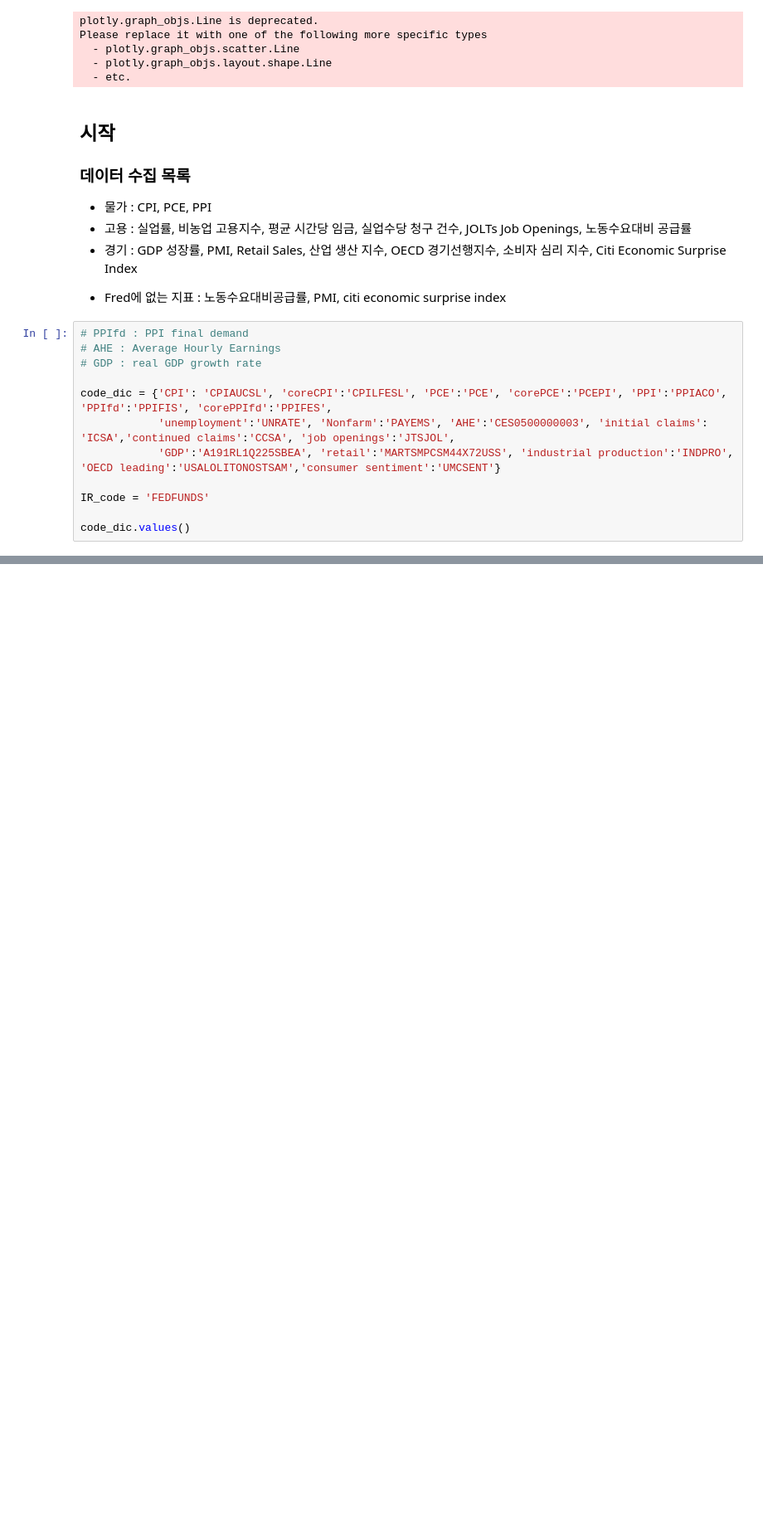
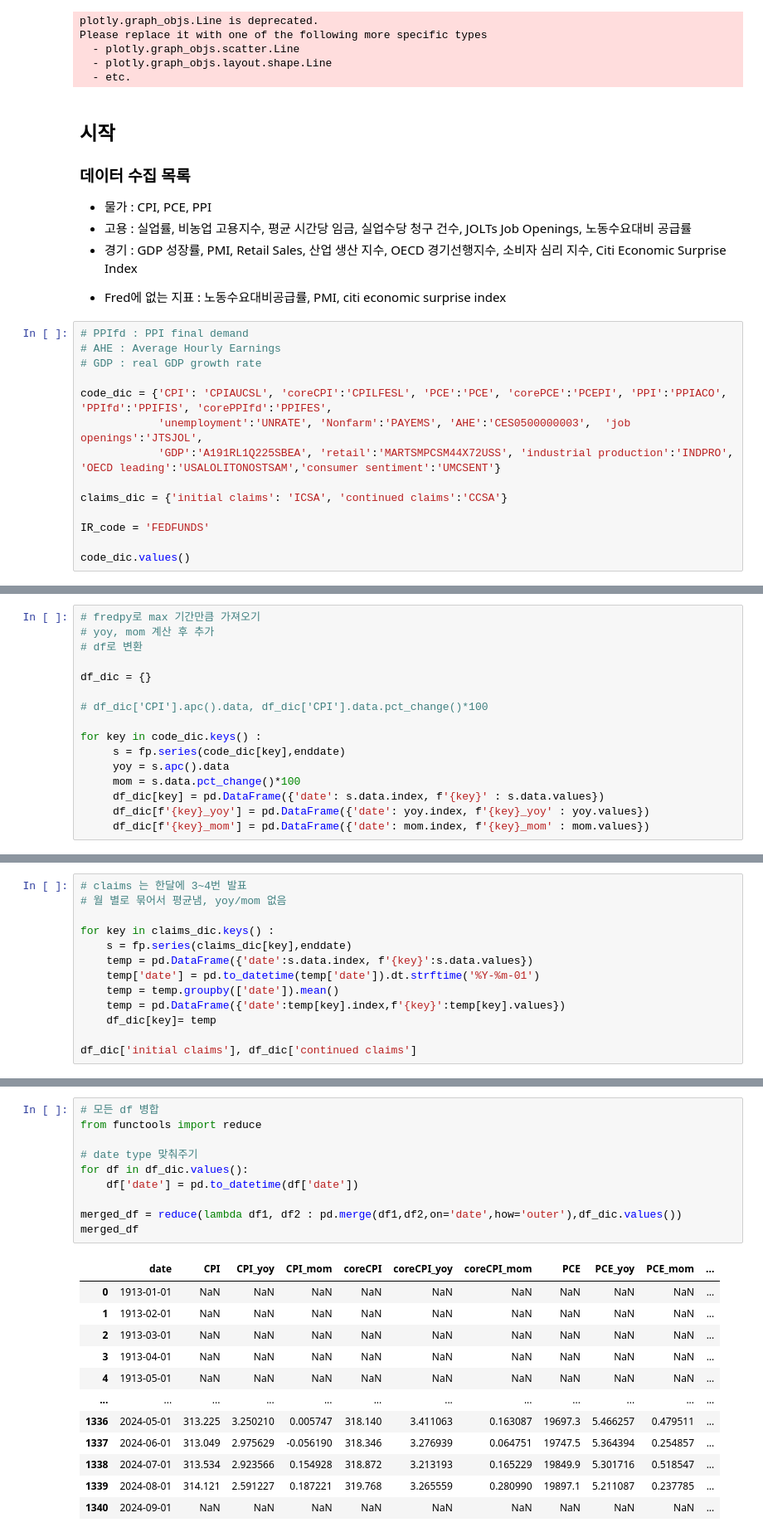
Before and after one commit to catree42/US-Economy-EDA-and-Federal-Rate-Prediction, a Jupyter notebook: DataPreprocessing.ipynb, the cells around one changed output, grey strips where cells are left out. Shown at 83% size. Cells and saved outputs as stored; diff of their text form; blank space fills up the shorter version.

```diff
--- a/DataPreprocessing.ipynb
+++ b/DataPreprocessing.ipynb
@@ -144,8 +144,10 @@ Please replace it with one of the following more specific types
 # GDP : real GDP growth rate
 
 code_dic = {'CPI': 'CPIAUCSL', 'coreCPI':'CPILFESL', 'PCE':'PCE', 'corePCE':'PCEPI', 'PPI':'PPIACO', 'PPIfd':'PPIFIS', 'corePPIfd':'PPIFES',
-            'unemployment':'UNRATE', 'Nonfarm':'PAYEMS', 'AHE':'CES0500000003', 'initial claims': 'ICSA','continued claims':'CCSA', 'job openings':'JTSJOL',
+            'unemployment':'UNRATE', 'Nonfarm':'PAYEMS', 'AHE':'CES0500000003',  'job openings':'JTSJOL',
             'GDP':'A191RL1Q225SBEA', 'retail':'MARTSMPCSM44X72USS', 'industrial production':'INDPRO', 'OECD leading':'USALOLITONOSTSAM','consumer sentiment':'UMCSENT'}
+
+claims_dic = {'initial claims': 'ICSA', 'continued claims':'CCSA'}
 
 IR_code = 'FEDFUNDS'
 
@@ -283,0 +157,16 @@ series_dic['CPI'].apc().data, series_dic['CPI'].data.pct_change()*100
+# %%
+# fredpy로 max 기간만큼 가져오기
+# yoy, mom 계산 후 추가
+# df로 변환
+
+df_dic = {}
+
+# df_dic['CPI'].apc().data, df_dic['CPI'].data.pct_change()*100
+
+for key in code_dic.keys() :
+     s = fp.series(code_dic[key],enddate)
+     yoy = s.apc().data
+     mom = s.data.pct_change()*100
+     df_dic[key] = pd.DataFrame({'date': s.data.index, f'{key}' : s.data.values})
+     df_dic[f'{key}_yoy'] = pd.DataFrame({'date': yoy.index, f'{key}_yoy' : yoy.values})
+     df_dic[f'{key}_mom'] = pd.DataFrame({'date': mom.index, f'{key}_mom' : mom.values})
@@ -283,0 +175,13 @@ series_dic['CPI'].apc().data, series_dic['CPI'].data.pct_change()*100
+# %%
+# claims 는 한달에 3~4번 발표
+# 월 별로 묶어서 평균냄, yoy/mom 없음
+
+for key in claims_dic.keys() :
+    s = fp.series(claims_dic[key],enddate)
+    temp = pd.DataFrame({'date':s.data.index, f'{key}':s.data.values})
+    temp['date'] = pd.to_datetime(temp['date']).dt.strftime('%Y-%m-01')
+    temp = temp.groupby(['date']).mean()
+    temp = pd.DataFrame({'date':temp[key].index,f'{key}':temp[key].values})
+    df_dic[key]= temp
+
+df_dic['initial claims'], df_dic['continued claims']
@@ -283,0 +206,23 @@ series_dic['CPI'].apc().data, series_dic['CPI'].data.pct_change()*100
+# %%
+# 모든 df 병합
+from functools import reduce
+
+# date type 맞춰주기
+for df in df_dic.values():
+    df['date'] = pd.to_datetime(df['date'])
+
+merged_df = reduce(lambda df1, df2 : pd.merge(df1,df2,on='date',how='outer'),df_dic.values())
+merged_df
+# %% [output]
+|  | date | CPI | CPI_yoy | CPI_mom | coreCPI | coreCPI_yoy | coreCPI_mom | PCE | PCE_yoy | PCE_mom | ... |
+| 0 | 1913-01-01 | NaN | NaN | NaN | NaN | NaN | NaN | NaN | NaN | NaN | ... |
+| 1 | 1913-02-01 | NaN | NaN | NaN | NaN | NaN | NaN | NaN | NaN | NaN | ... |
+| 2 | 1913-03-01 | NaN | NaN | NaN | NaN | NaN | NaN | NaN | NaN | NaN | ... |
+| 3 | 1913-04-01 | NaN | NaN | NaN | NaN | NaN | NaN | NaN | NaN | NaN | ... |
+| 4 | 1913-05-01 | NaN | NaN | NaN | NaN | NaN | NaN | NaN | NaN | NaN | ... |
+| ... | ... | ... | ... | ... | ... | ... | ... | ... | ... | ... | ... |
+| 1336 | 2024-05-01 | 313.225 | 3.250210 | 0.005747 | 318.140 | 3.411063 | 0.163087 | 19697.3 | 5.466257 | 0.479511 | ... |
+| 1337 | 2024-06-01 | 313.049 | 2.975629 | -0.056190 | 318.346 | 3.276939 | 0.064751 | 19747.5 | 5.364394 | 0.254857 | ... |
+| 1338 | 2024-07-01 | 313.534 | 2.923566 | 0.154928 | 318.872 | 3.213193 | 0.165229 | 19849.9 | 5.301716 | 0.518547 | ... |
+| 1339 | 2024-08-01 | 314.121 | 2.591227 | 0.187221 | 319.768 | 3.265559 | 0.280990 | 19897.1 | 5.211087 | 0.237785 | ... |
+| 1340 | 2024-09-01 | NaN | NaN | NaN | NaN | NaN | NaN | NaN | NaN | NaN | ... |
```
Also changed, not shown: parts of 18 cells of this notebook, 3 other files.
